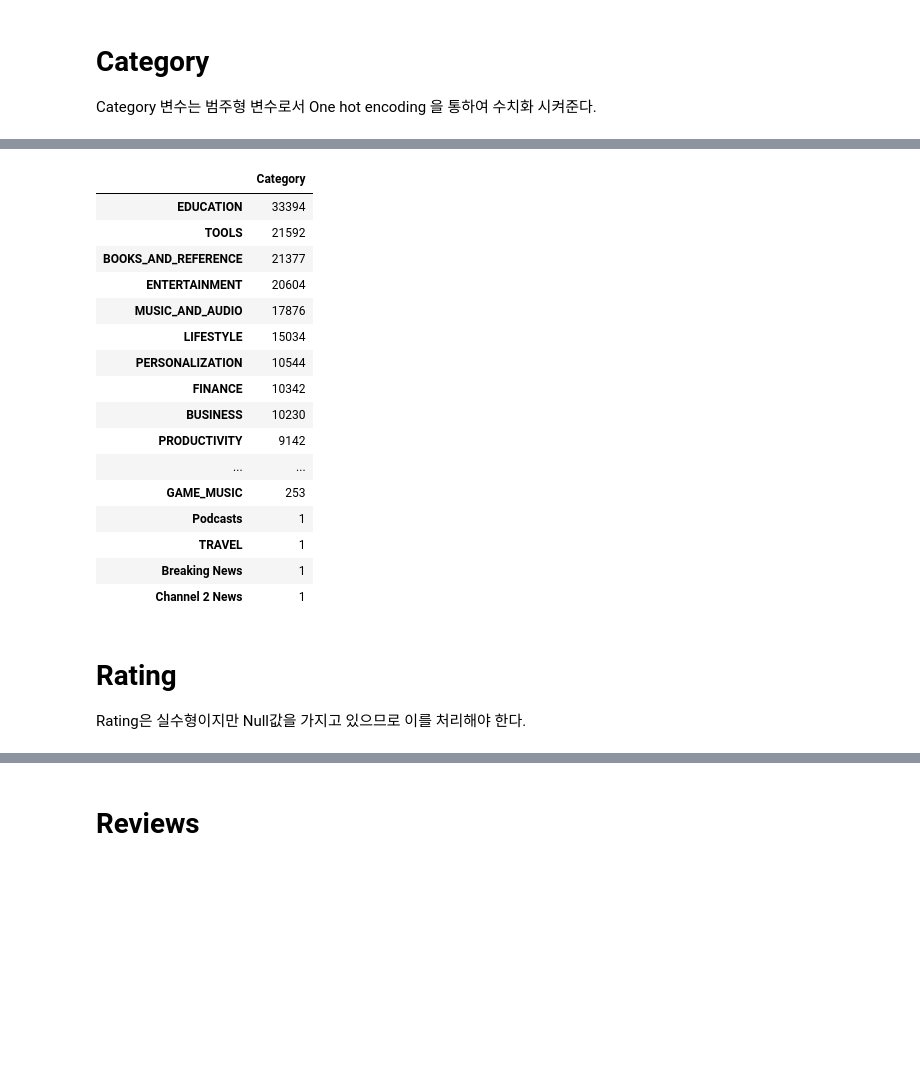
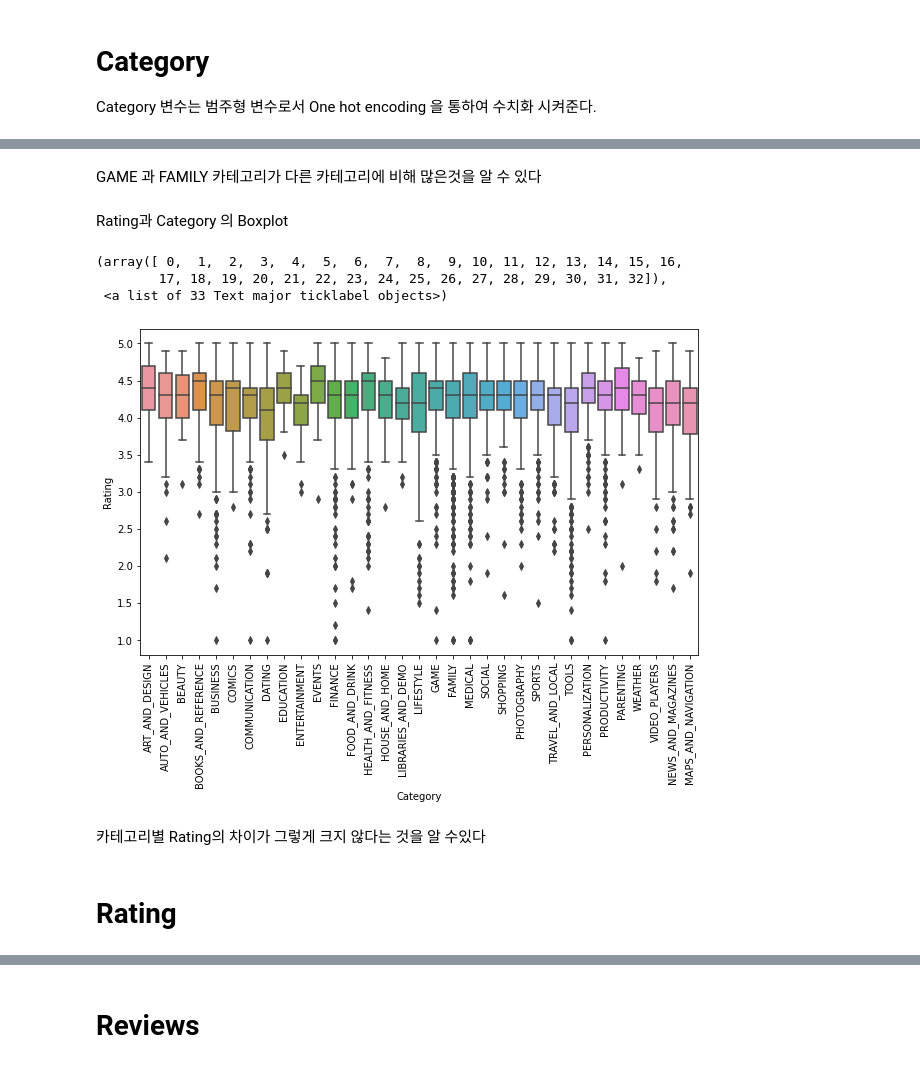
Before and after one commit to choijy1705/Dataanalyze, a Jupyter notebook: Google Playstore 분석.ipynb, the cells around one changed output, grey strips where cells are left out. Cells and saved outputs as stored; diff of their text form; code cells hidden in the pictures; blank space fills up the shorter version.

```diff
--- a/Google Playstore 분석.ipynb
+++ b/Google Playstore 분석.ipynb
@@ -137,20 +137,0 @@ cc = pd.DataFrame(pd.Series(data['Category']).value_counts())
-# %%
-cc
-# %% [output]
-|  | Category |
-| EDUCATION | 33394 |
-| TOOLS | 21592 |
-| BOOKS_AND_REFERENCE | 21377 |
-| ENTERTAINMENT | 20604 |
-| MUSIC_AND_AUDIO | 17876 |
-| LIFESTYLE | 15034 |
-| PERSONALIZATION | 10544 |
-| FINANCE | 10342 |
-| BUSINESS | 10230 |
-| PRODUCTIVITY | 9142 |
-| ... | ... |
-| GAME_MUSIC | 253 |
-| Podcasts | 1 |
-| TRAVEL | 1 |
-| Breaking News | 1 |
-| Channel 2 News | 1 |
@@ -159,7 +138,18 @@ dp = pd.get_dummies(data['Category'])
-# %%
-data = data.merge(dp, left_index=True,right_index=True)
-data = data.drop(columns='Category',axis=1)
-# %% [markdown]
-# Rating
-Rating은 실수형이지만 Null값을 가지고 있으므로 이를 처리해야 한다.
+# %% [markdown]
+GAME 과 FAMILY 카테고리가 다른 카테고리에 비해 많은것을 알 수 있다
+# %% [markdown]
+Rating과 Category 의 Boxplot
+# %%
+plt.figure(figsize=(10,6))
+sns.boxplot(x='Category',y='Rating',data = data)
+plt.xticks(rotation=90)
+# %% [output]
+(array([ 0,  1,  2,  3,  4,  5,  6,  7,  8,  9, 10, 11, 12, 13, 14, 15, 16,
+        17, 18, 19, 20, 21, 22, 23, 24, 25, 26, 27, 28, 29, 30, 31, 32]),
+ <a list of 33 Text major ticklabel objects>)
+[figure, added]
+# %% [markdown]
+카테고리별 Rating의 차이가 그렇게 크지 않다는 것을 알 수있다
+# %% [markdown]
+# Rating
 # %%
```
Also changed, not shown: parts of 64 cells of this notebook, 1 other file.
